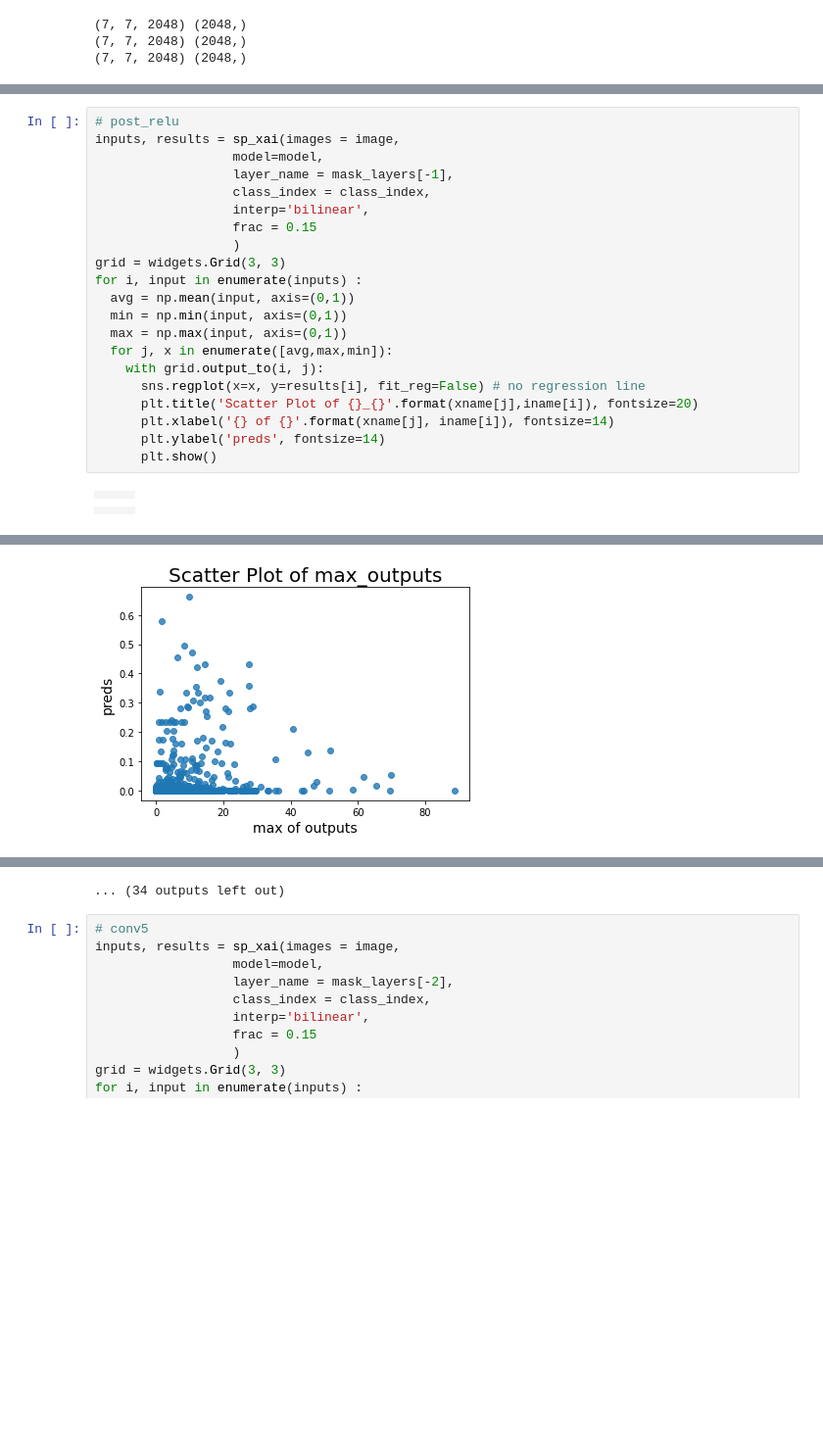
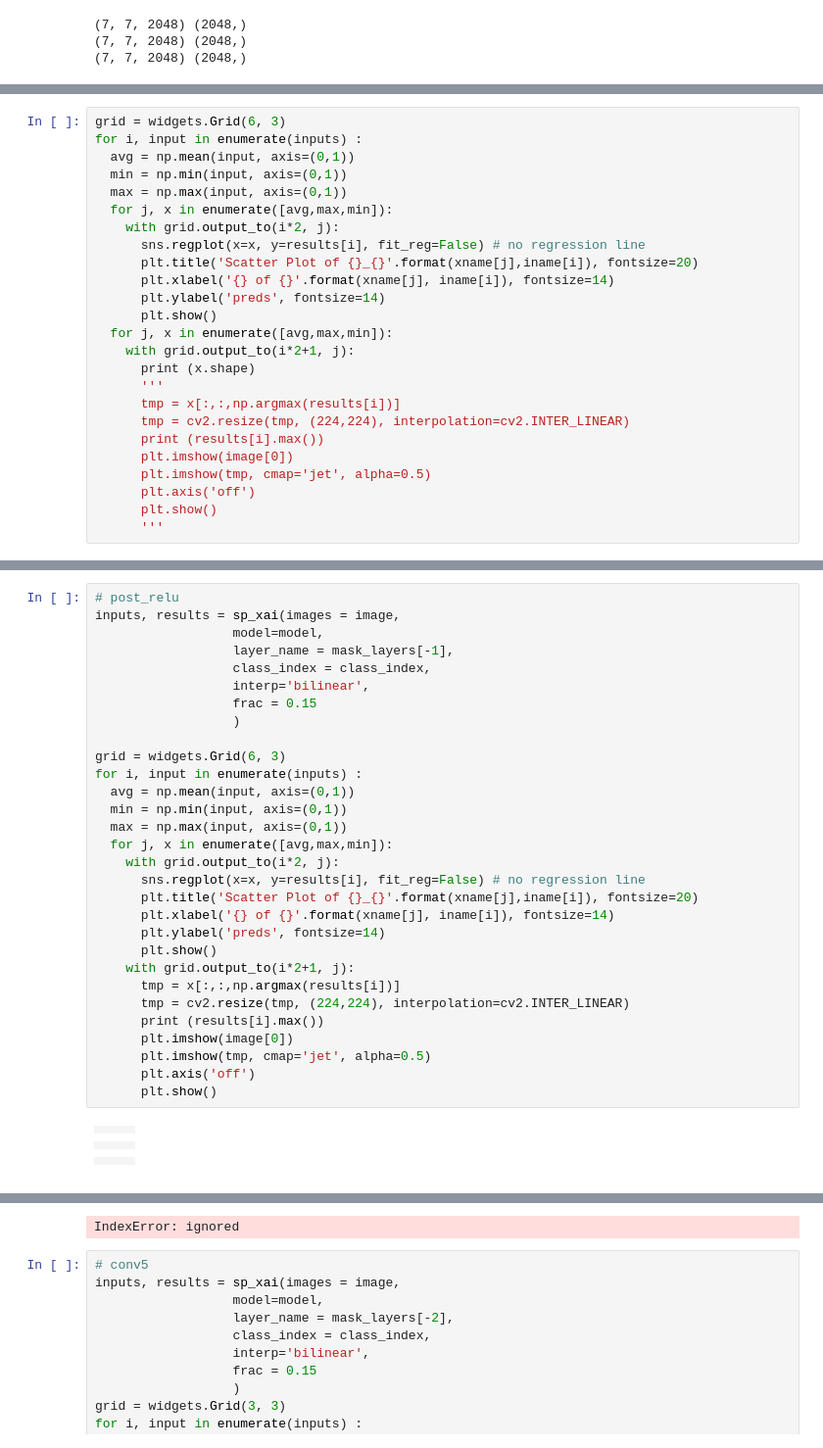
Before and after one commit to iskra3138/ImageSr, a Jupyter notebook: XAI_Analysis.ipynb, the cells around one changed output, grey strips where cells are left out. Shown at 98% size. Saved outputs shown, nothing was run; the diff lists cells and outputs as text; blank space fills up the shorter version.

```diff
--- a/XAI_Analysis.ipynb
+++ b/XAI_Analysis.ipynb
@@ -337,0 +314,25 @@ xname = ['avg', 'max', 'min']
+# %%
+grid = widgets.Grid(6, 3)
+for i, input in enumerate(inputs) :
+  avg = np.mean(input, axis=(0,1))
+  min = np.min(input, axis=(0,1))
+  max = np.max(input, axis=(0,1))
+  for j, x in enumerate([avg,max,min]):
+    with grid.output_to(i*2, j):
+      sns.regplot(x=x, y=results[i], fit_reg=False) # no regression line
+      plt.title('Scatter Plot of {}_{}'.format(xname[j],iname[i]), fontsize=20)
+      plt.xlabel('{} of {}'.format(xname[j], iname[i]), fontsize=14)
+      plt.ylabel('preds', fontsize=14)
+      plt.show()
+  for j, x in enumerate([avg,max,min]):
+    with grid.output_to(i*2+1, j):
+      print (x.shape)
+      '''
+      tmp = x[:,:,np.argmax(results[i])]
+      tmp = cv2.resize(tmp, (224,224), interpolation=cv2.INTER_LINEAR)
+      print (results[i].max())
+      plt.imshow(image[0])
+      plt.imshow(tmp, cmap='jet', alpha=0.5)
+      plt.axis('off')
+      plt.show()
+      '''
@@ -338,28 +358,40 @@ xname = ['avg', 'max', 'min']
 # %%
 # post_relu
 inputs, results = sp_xai(images = image,
                   model=model,
                   layer_name = mask_layers[-1],
                   class_index = class_index,
                   interp='bilinear',
                   frac = 0.15
                   )
-grid = widgets.Grid(3, 3)
+
+grid = widgets.Grid(6, 3)
 for i, input in enumerate(inputs) :
   avg = np.mean(input, axis=(0,1))
   min = np.min(input, axis=(0,1))
   max = np.max(input, axis=(0,1))
   for j, x in enumerate([avg,max,min]):
-    with grid.output_to(i, j):
+    with grid.output_to(i*2, j):
       sns.regplot(x=x, y=results[i], fit_reg=False) # no regression line
       plt.title('Scatter Plot of {}_{}'.format(xname[j],iname[i]), fontsize=20)
       plt.xlabel('{} of {}'.format(xname[j], iname[i]), fontsize=14)
       plt.ylabel('preds', fontsize=14)
       plt.show()
+    with grid.output_to(i*2+1, j):
+      tmp = x[:,:,np.argmax(results[i])]
+      tmp = cv2.resize(tmp, (224,224), interpolation=cv2.INTER_LINEAR)
+      print (results[i].max())
+      plt.imshow(image[0])
+      plt.imshow(tmp, cmap='jet', alpha=0.5)
+      plt.axis('off')
+      plt.show()
 # %% [output]
 |  |  |  |
 |  |  |  |
 |  |  |  |
+|  |  |  |
+|  |  |  |
+|  |  |  |
 [interactive output not drawn]
 [interactive output not drawn]
 [interactive output not drawn]
@@ -368,5 +400,4 @@ for i, input in enumerate(inputs) :
 [interactive output not drawn]
 [interactive output not drawn]
 [interactive output not drawn]
-[figure, removed]
 [interactive output not drawn]
@@ -374,4 +404,4 @@ for i, input in enumerate(inputs) :
-... (34 outputs left out)
+IndexError: ignored
 # %%
 # conv5
 inputs, results = sp_xai(images = image,
```
Also changed, not shown: parts of 15 cells of this notebook.
